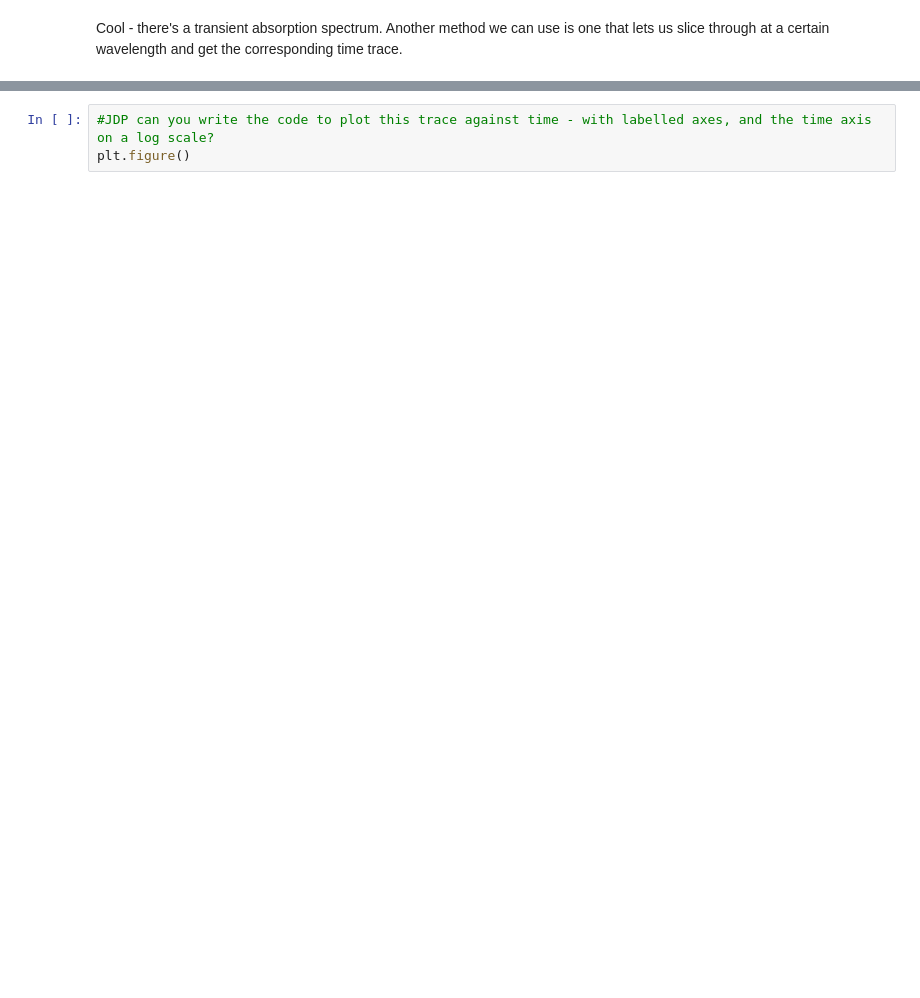
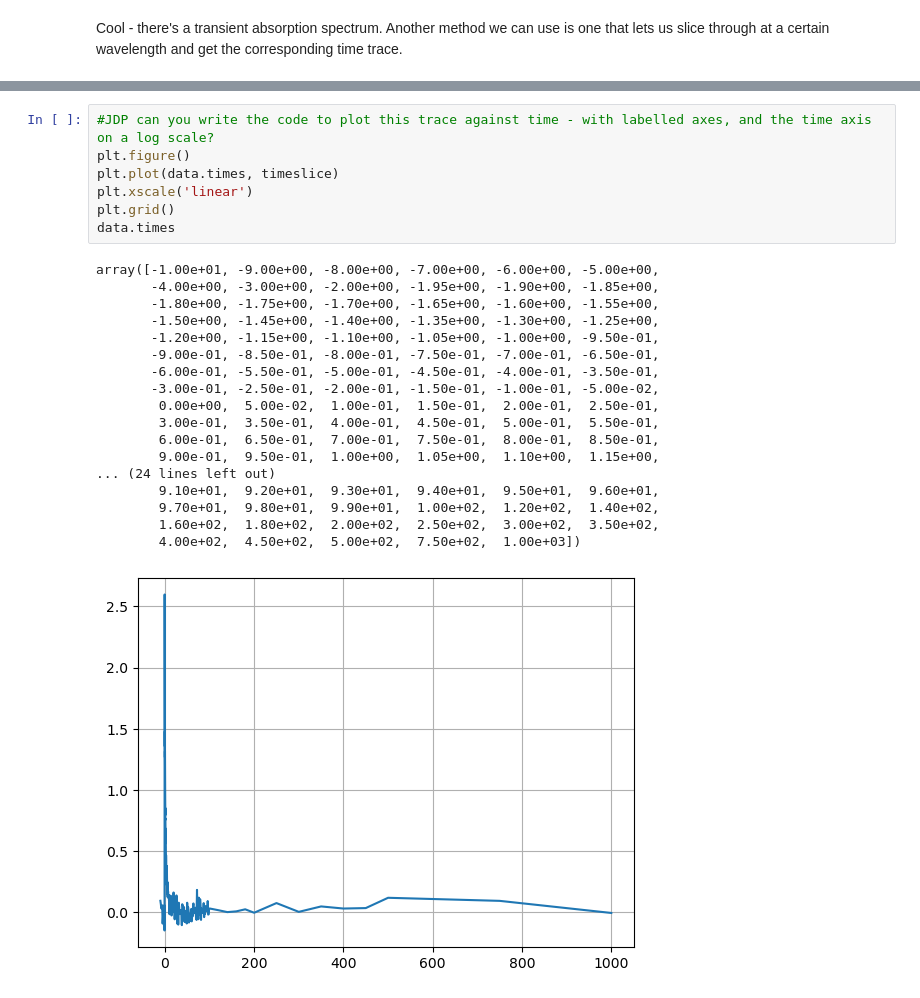
Before and after one commit to james-d-pickering/rugpeek, a Jupyter notebook: rugpeek_example.ipynb, the cells around one changed output, grey strips where cells are left out. Drawn from its saved outputs; the diff is of its cells as text; blank space fills up the shorter version.

```diff
--- a/rugpeek_example.ipynb
+++ b/rugpeek_example.ipynb
@@ -44,3 +86,26 @@ timeslice = data.get_time_trace(440)
 # %%
 #JDP can you write the code to plot this trace against time - with labelled axes, and the time axis on a log scale?
 plt.figure()
+plt.plot(data.times, timeslice)
+plt.xscale('linear')
+plt.grid()
+data.times
+# %% [output]
+array([-1.00e+01, -9.00e+00, -8.00e+00, -7.00e+00, -6.00e+00, -5.00e+00,
+       -4.00e+00, -3.00e+00, -2.00e+00, -1.95e+00, -1.90e+00, -1.85e+00,
+       -1.80e+00, -1.75e+00, -1.70e+00, -1.65e+00, -1.60e+00, -1.55e+00,
+       -1.50e+00, -1.45e+00, -1.40e+00, -1.35e+00, -1.30e+00, -1.25e+00,
+       -1.20e+00, -1.15e+00, -1.10e+00, -1.05e+00, -1.00e+00, -9.50e-01,
+       -9.00e-01, -8.50e-01, -8.00e-01, -7.50e-01, -7.00e-01, -6.50e-01,
+       -6.00e-01, -5.50e-01, -5.00e-01, -4.50e-01, -4.00e-01, -3.50e-01,
+       -3.00e-01, -2.50e-01, -2.00e-01, -1.50e-01, -1.00e-01, -5.00e-02,
+        0.00e+00,  5.00e-02,  1.00e-01,  1.50e-01,  2.00e-01,  2.50e-01,
+        3.00e-01,  3.50e-01,  4.00e-01,  4.50e-01,  5.00e-01,  5.50e-01,
+        6.00e-01,  6.50e-01,  7.00e-01,  7.50e-01,  8.00e-01,  8.50e-01,
+        9.00e-01,  9.50e-01,  1.00e+00,  1.05e+00,  1.10e+00,  1.15e+00,
+... (24 lines left out)
+        9.10e+01,  9.20e+01,  9.30e+01,  9.40e+01,  9.50e+01,  9.60e+01,
+        9.70e+01,  9.80e+01,  9.90e+01,  1.00e+02,  1.20e+02,  1.40e+02,
+        1.60e+02,  1.80e+02,  2.00e+02,  2.50e+02,  3.00e+02,  3.50e+02,
+        4.00e+02,  4.50e+02,  5.00e+02,  7.50e+02,  1.00e+03])
+[figure, added]
```
Also changed, not shown: parts of 5 cells of this notebook, 1 other file.
